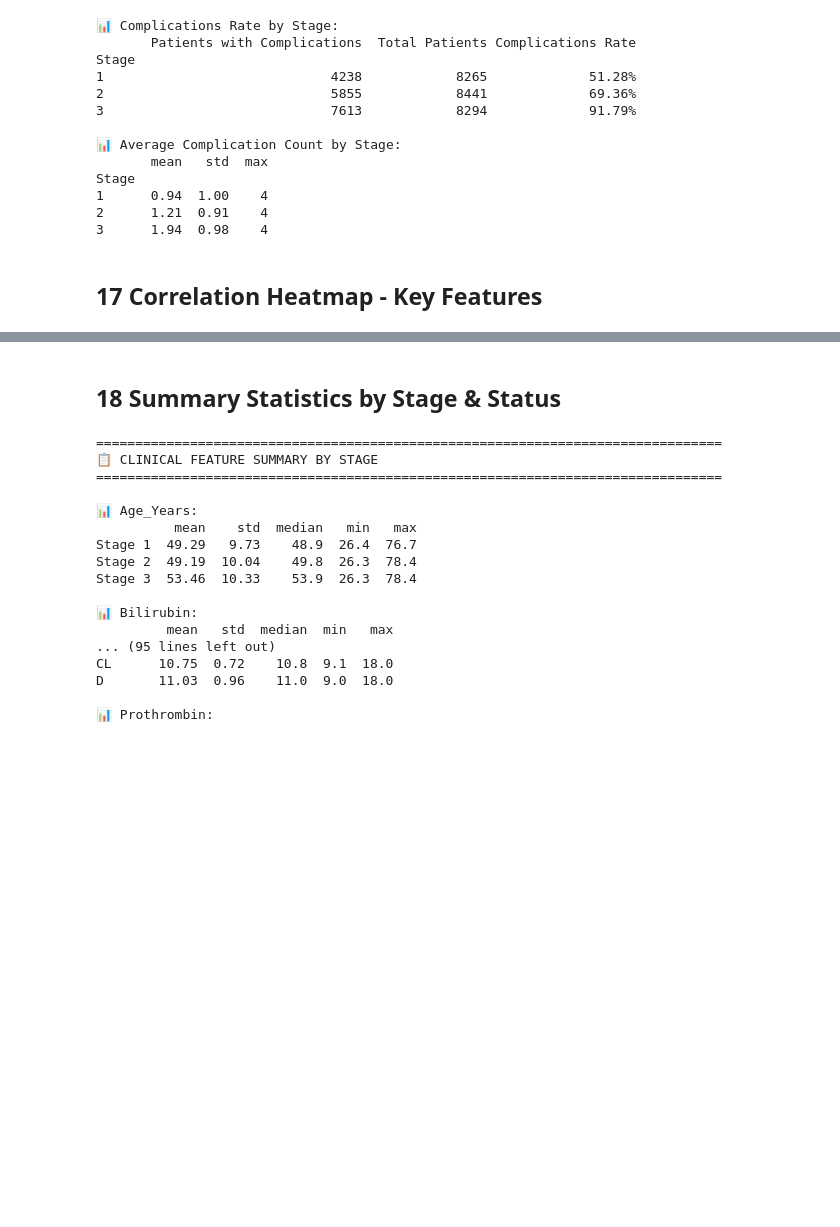
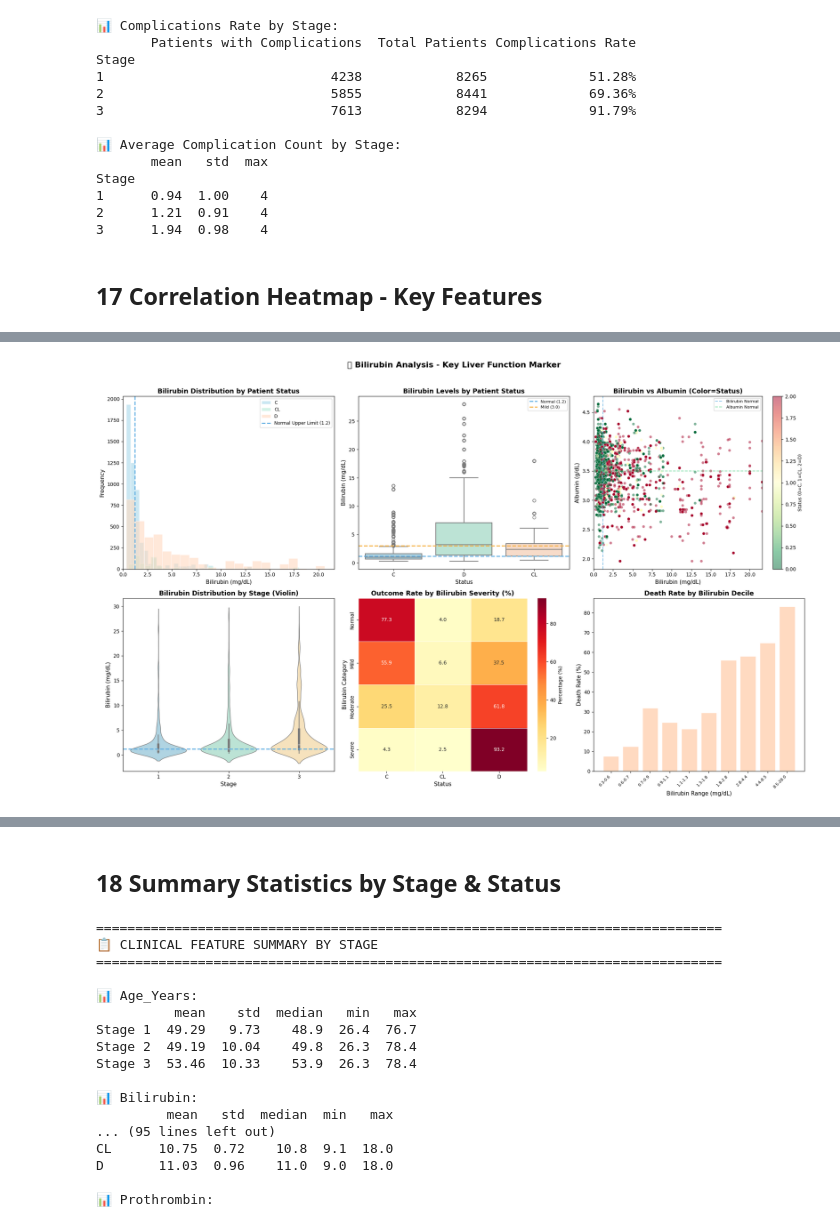
Before and after one commit to he-manthkumar/cirrhosis-ai-diagnosis, a Jupyter notebook: notebook/preprocessesing.ipynb, the cells around one changed output, grey strips where cells are left out. Saved outputs shown, nothing was run; the diff lists cells and outputs as text; code cells hidden in the pictures; blank space fills up the shorter version.

```diff
--- a/notebook/preprocessesing.ipynb
+++ b/notebook/preprocessesing.ipynb
@@ -947,0 +976,83 @@ Name: Stage, dtype: float64
+# %%
+# Bilirubin Deep Dive Analysis
+fig, axes = plt.subplots(2, 3, figsize=(20, 12))
+
+# Subtle pastel colors
+pastel_blue = '#A8D8EA'
+pastel_mint = '#B5EAD7'
+pastel_peach = '#FFE5B4'
+pastel_coral = '#FFDAC1'
+pastel_lavender = '#E2C2FF'
+status_colors = {'C': pastel_blue, 'CL': pastel_mint, 'D': pastel_coral}
+
+# 1. Bilirubin Distribution by Status
+for status in ['C', 'CL', 'D']:
+    subset = df[df['Status'] == status]['Bilirubin']
+    axes[0, 0].hist(subset, bins=30, alpha=0.6, label=status, color=status_colors[status], edgecolor='white')
+axes[0, 0].axvline(x=1.2, color='#5DADE2', linestyle='--', linewidth=2, label='Normal Upper Limit (1.2)')
+axes[0, 0].set_title('Bilirubin Distribution by Patient Status', fontsize=13, fontweight='bold')
+axes[0, 0].set_xlabel('Bilirubin (mg/dL)', fontsize=11)
+axes[0, 0].set_ylabel('Frequency', fontsize=11)
+axes[0, 0].legend(loc='upper right', fontsize=9)
+axes[0, 0].set_xlim(0, df['Bilirubin'].quantile(0.99))
+
+# 2. Bilirubin Box Plot by Status
+sns.boxplot(data=df, x='Status', y='Bilirubin', ax=axes[0, 1],
+            palette=[pastel_blue, pastel_mint, pastel_coral], linewidth=1.5)
+axes[0, 1].axhline(y=1.2, color='#5DADE2', linestyle='--', linewidth=2, label='Normal (1.2)')
+axes[0, 1].axhline(y=3.0, color='#F5B041', linestyle='--', linewidth=2, label='Mild (3.0)')
+axes[0, 1].set_title('Bilirubin Levels by Patient Status', fontsize=13, fontweight='bold')
+axes[0, 1].set_xlabel('Status', fontsize=11)
+axes[0, 1].set_ylabel('Bilirubin (mg/dL)', fontsize=11)
+axes[0, 1].legend(loc='upper right', fontsize=8)
+
+# 3. Bilirubin vs Albumin Scatter (key relationship)
+scatter = axes[0, 2].scatter(df['Bilirubin'], df['Albumin'],
+                              c=df['Status_Encoded'], cmap='RdYlGn_r', alpha=0.5, s=30, edgecolor='white', linewidth=0.3)
+axes[0, 2].axvline(x=1.2, color='#5DADE2', linestyle='--', alpha=0.7, label='Bilirubin Normal')
+axes[0, 2].axhline(y=3.5, color='#58D68D', linestyle='--', alpha=0.7, label='Albumin Normal')
+axes[0, 2].set_title('Bilirubin vs Albumin (Color=Status)', fontsize=13, fontweight='bold')
+axes[0, 2].set_xlabel('Bilirubin (mg/dL)', fontsize=11)
+axes[0, 2].set_ylabel('Albumin (g/dL)', fontsize=11)
+axes[0, 2].set_xlim(0, df['Bilirubin'].quantile(0.99))
+axes[0, 2].legend(loc='upper right', fontsize=8)
+cbar = plt.colorbar(scatter, ax=axes[0, 2])
+cbar.set_label('Status (0=C, 1=CL, 2=D)', fontsize=9)
+
+# 4. Bilirubin by Stage - Violin Plot
+sns.violinplot(data=df, x='Stage', y='Bilirubin', ax=axes[1, 0],
+               palette=[pastel_blue, pastel_mint, pastel_peach, pastel_coral], linewidth=1)
+axes[1, 0].axhline(y=1.2, color='#5DADE2', linestyle='--', linewidth=2)
+axes[1, 0].set_title('Bilirubin Distribution by Stage (Violin)', fontsize=13, fontweight='bold')
+axes[1, 0].set_xlabel('Stage', fontsize=11)
+axes[1, 0].set_ylabel('Bilirubin (mg/dL)', fontsize=11)
+
+# 5. Bilirubin Category vs Status - Heatmap
+bili_status = pd.crosstab(df['Bilirubin_Category'], df['Status'], normalize='index') * 100
+bili_order = ['Normal', 'Mild', 'Moderate', 'Severe']
+bili_status = bili_status.reindex([c for c in bili_order if c in bili_status.index])
+sns.heatmap(bili_status, annot=True, fmt='.1f', cmap='YlOrRd', ax=axes[1, 1],
+            linewidths=0.5, cbar_kws={'label': 'Percentage (%)'})
+axes[1, 1].set_title('Outcome Rate by Bilirubin Severity (%)', fontsize=13, fontweight='bold')
+axes[1, 1].set_xlabel('Status', fontsize=11)
+axes[1, 1].set_ylabel('Bilirubin Category', fontsize=11)
+
+# 6. Bilirubin Trend with Survival
+df_sorted = df.sort_values('Bilirubin')
+df_sorted['Bilirubin_Bin'] = pd.qcut(df_sorted['Bilirubin'], q=10, duplicates='drop')
+death_rate = df_sorted.groupby('Bilirubin_Bin')['Status_Encoded'].apply(lambda x: (x == 2).mean() * 100)
+axes[1, 2].bar(range(len(death_rate)), death_rate.values, color=pastel_coral, edgecolor='white', linewidth=1)
+axes[1, 2].set_xticks(range(len(death_rate)))
+axes[1, 2].set_xticklabels([f'{i.left:.1f}-{i.right:.1f}' for i in death_rate.index], rotation=45, ha='right', fontsize=8)
+axes[1, 2].set_title('Death Rate by Bilirubin Decile', fontsize=13, fontweight='bold')
+axes[1, 2].set_xlabel('Bilirubin Range (mg/dL)', fontsize=11)
+axes[1, 2].set_ylabel('Death Rate (%)', fontsize=11)
+
+plt.suptitle('🔬 Bilirubin Analysis - Key Liver Function Marker', fontsize=16, fontweight='bold', y=1.02)
+plt.tight_layout()
+plt.show()
+
+# Summary statistics
+print("\n📊 Bilirubin Summary by Status:")
+print(df.groupby('Status')['Bilirubin'].agg(['count', 'mean', 'median', 'std', 'min', 'max']).round(2))
+# %% [output]
@@ -947,0 +1066 @@ Name: Stage, dtype: float64
+[figure, added]
```
Also changed, not shown: parts of 23 cells of this notebook, 11 other files.
